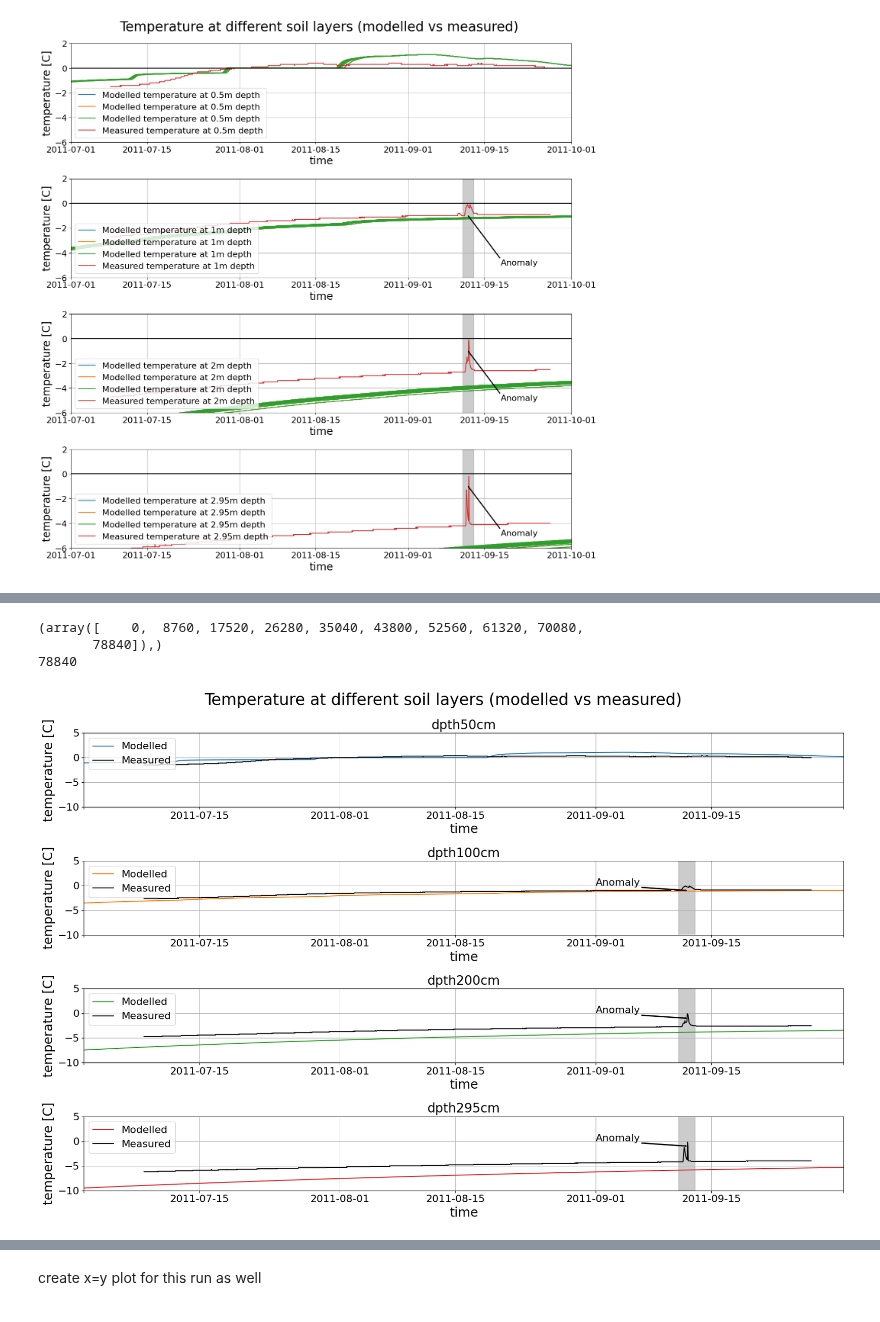
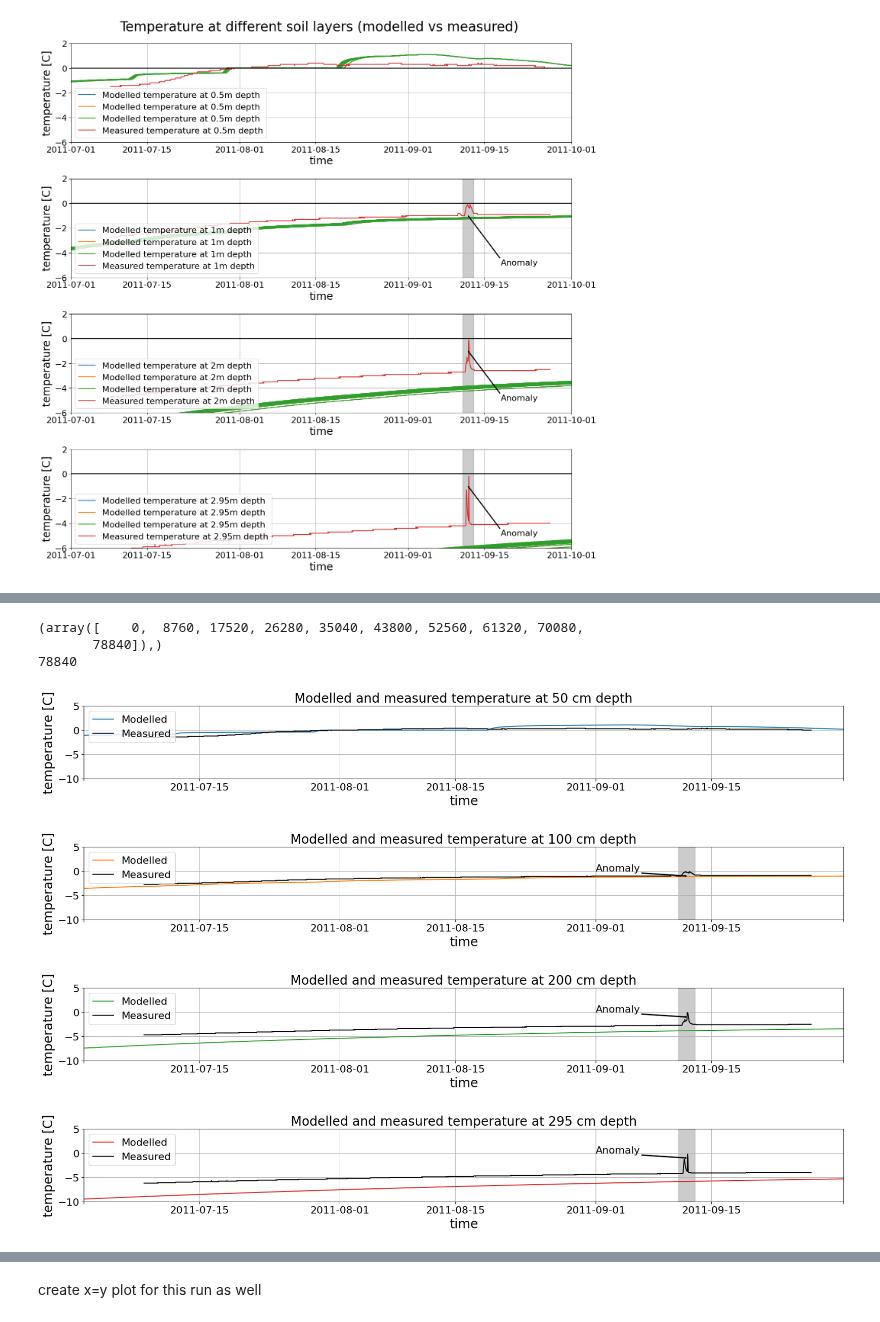
Before and after one commit to khdebruijn/thermo-morphological-model, a Jupyter notebook: validation/ground_temperature_calibration.ipynb, the cells around one changed output, grey strips where cells are left out. Drawn from its saved outputs; the diff is of its cells as text; code cells hidden in the pictures.

Commit message:
Figures

```diff
--- a/validation/ground_temperature_calibration.ipynb
+++ b/validation/ground_temperature_calibration.ipynb
@@ -178,7 +233,13 @@ plt.show()
 # %%
-fig, axs = plt.subplots(4, 1, figsize=(18, 12))
+fig1, ax1 = plt.subplots(figsize=(18, 3))
+fig2, ax2 = plt.subplots(figsize=(18, 3))
+fig3, ax3 = plt.subplots(figsize=(18, 3))
+fig4, ax4 = plt.subplots(figsize=(18, 3))
 
-ax1, ax2, ax3, ax4 = axs
+
+# fig, axs = plt.subplots(4, 1, figsize=(18, 12), sharex=True)
+
+# ax1, ax2, ax3, ax4 = axs
 
 start_last_year_indices = np.max(np.nonzero(df_gt2.time.values == pd.to_datetime("2011-01-01")))
 print(np.nonzero(df_gt2.time.values == pd.to_datetime("2011-01-01")))
@@ -193,23 +254,23 @@ ax3.annotate("Anomaly", (pd.Timestamp('2011-09-12'), -1), xytext=(pd.Timestamp('
 ax4.fill_between([pd.Timestamp('2011-09-11'), pd.Timestamp('2011-09-13')], -50, 50, alpha=0.2, color='k')
 ax4.annotate("Anomaly", (pd.Timestamp('2011-09-12'), -1), xytext=(pd.Timestamp('2011-09-01'), 0), arrowprops={'width':1, 'headwidth':2, 'headlength':2})
 
-ax1.set_title('dpth50cm')
+ax1.set_title('Modelled and measured temperature at 50 cm depth')
 ax1.plot(df_gt['time'], df_gt['temp_0.5m[C]'], 'C0', label=f'Modelled')
 ax1.plot(df_erikson['time'], df_erikson['T50cm'], 'k', label='Measured')
 
-ax2.set_title('dpth100cm')
+ax2.set_title('Modelled and measured temperature at 100 cm depth')
 ax2.plot(df_gt['time'], df_gt['temp_1.0m[C]'], 'C1', label=f'Modelled')
 ax2.plot(df_erikson['time'], df_erikson['T100cm'], 'k', label='Measured')
 
-ax3.set_title('dpth200cm')
+ax3.set_title('Modelled and measured temperature at 200 cm depth')
 ax3.plot(df_gt['time'], df_gt['temp_2.0m[C]'], 'C2', label=f'Modelled')
 ax3.plot(df_erikson['time'], df_erikson['T200cm'], 'k', label='Measured')
 
-ax4.set_title('dpth295cm')
+ax4.set_title('Modelled and measured temperature at 295 cm depth')
 ax4.plot(df_gt['time'], df_gt['temp_2.95m[C]'], 'C3', label=f'Modelled')
 ax4.plot(df_erikson['time'], df_erikson['T295cm'], 'k', label='Measured')
 
-for ax in axs:
+for ax in [ax1, ax2, ax3, ax4]:
 
     ax.set_xlim((pd.to_datetime("2011-07-01"), pd.to_datetime("2011-10-01")))
     ax.set_ylim((-10, 5))
@@ -222,38 +283,47 @@ for ax in axs:
         pd.to_datetime("2011-8-15"),
         pd.to_datetime("2011-9-01"),
         pd.to_datetime("2011-9-15"),
 
         pd.to_datetime("2011-10-01"),
 
     ],
     [
         None,
         "2011-07-15",
         "2011-08-01",
         "2011-08-15",
         "2011-09-01",
         "2011-09-15",
         None
     ]
     )
 
     ax.legend(loc='upper left')
     ax.set_xlabel('time')
     ax.set_ylabel('temperature [C]')
     ax.grid()
 
-fig.suptitle("Temperature at different soil layers (modelled vs measured)")
+# fig.suptitle("Temperature at different soil layers (modelled vs measured)")
 
-fig.tight_layout()
+fig1.tight_layout()
+fig2.tight_layout()
+fig3.tight_layout()
+fig4.tight_layout()
 
-fig.savefig(os.path.join(save_path, 'rmse_validation_a.png'), bbox_inches='tight', facecolor='white', transparent=False)
+fig1.savefig(os.path.join(save_path, 'rmse_validation_a1.png'), bbox_inches='tight', facecolor='white', transparent=False)
+fig2.savefig(os.path.join(save_path, 'rmse_validation_a2.png'), bbox_inches='tight', facecolor='white', transparent=False)
+fig3.savefig(os.path.join(save_path, 'rmse_validation_a3.png'), bbox_inches='tight', facecolor='white', transparent=False)
+fig4.savefig(os.path.join(save_path, 'rmse_validation_a4.png'), bbox_inches='tight', facecolor='white', transparent=False)
 
-fig.show()
+# fig.show()
 # %% [output]
 (array([    0,  8760, 17520, 26280, 35040, 43800, 52560, 61320, 70080,
        78840]),)
 78840
-[figure, old version]
+[figure, new version]
+[figure, added]
+[figure, added]
+[figure, added]
 # %%
 def compute_RMSE(run_id, df_val_data):
 
```
Also changed, not shown: parts of 2 cells of this notebook, 12 other files.
